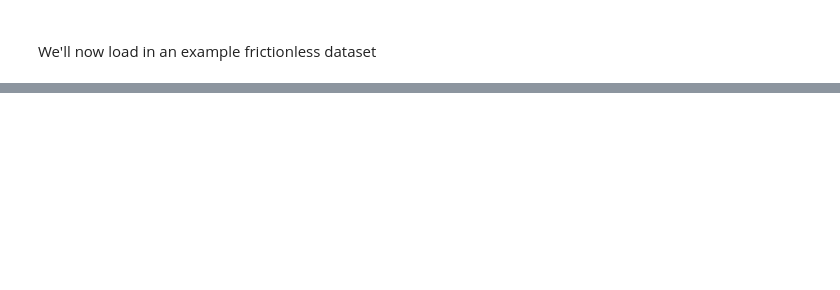
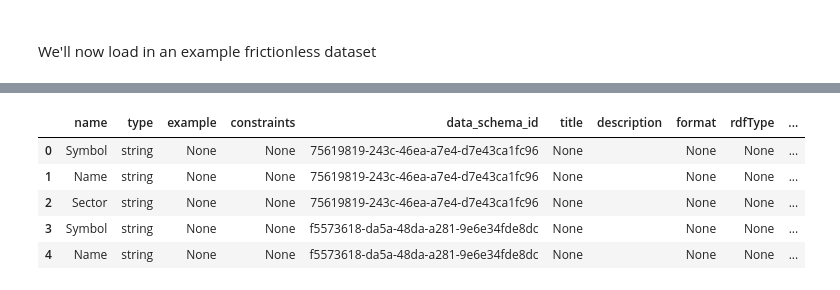
Before and after one commit to OSUKED/Power-Station-Dictionary, a Jupyter notebook: nbs/01-frictionless-sqlmodel.ipynb, the cells around one changed output, grey strips where cells are left out. Drawn from its saved outputs; the diff is of its cells as text; code cells hidden in the pictures; blank space fills up the shorter version.

Commit message:
added frictionless parsing tests

```diff
--- a/nbs/01-frictionless-sqlmodel.ipynb
+++ b/nbs/01-frictionless-sqlmodel.ipynb
@@ -67,0 +64,12 @@ DataPackage(name='s-and-p-500-companies', resources=[DataResource(name='validati
+# %%
+db_fp = '../tests/data/dictionary.db'
+# %%
+db_client = db.DbClient(
+    database_name=db_fp,
+    dialect='sqlite',
+    driver=None,
+)
+
+db_client.create_tables()
+
+db_client
@@ -67,0 +94,9 @@ DataPackage(name='s-and-p-500-companies', resources=[DataResource(name='validati
+# %%
+db_client.get_all('fd__field_descriptor').head()
+# %% [output]
+|  | name | type | example | constraints | data_schema_id | title | description | format | rdfType | ... |
+| 0 | Symbol | string | None | None | 75619819-243c-46ea-a7e4-d7e43ca1fc96 | None |  | None | None | ... |
+| 1 | Name | string | None | None | 75619819-243c-46ea-a7e4-d7e43ca1fc96 | None |  | None | None | ... |
+| 2 | Sector | string | None | None | 75619819-243c-46ea-a7e4-d7e43ca1fc96 | None |  | None | None | ... |
+| 3 | Symbol | string | None | None | f5573618-da5a-48da-a281-9e6e34fde8dc | None |  | None | None | ... |
+| 4 | Name | string | None | None | f5573618-da5a-48da-a281-9e6e34fde8dc | None |  | None | None | ... |
```
Also changed, not shown: parts of 17 cells of this notebook, 6 other files.
